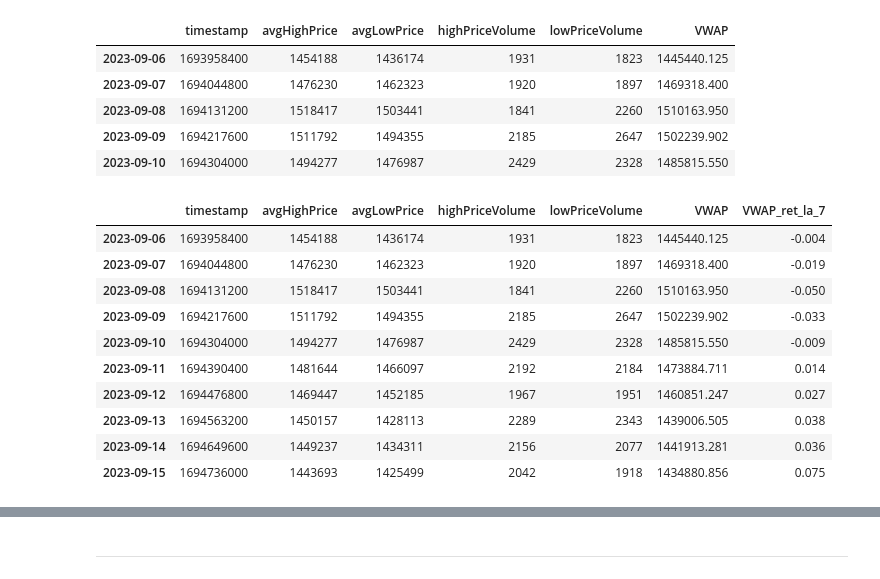
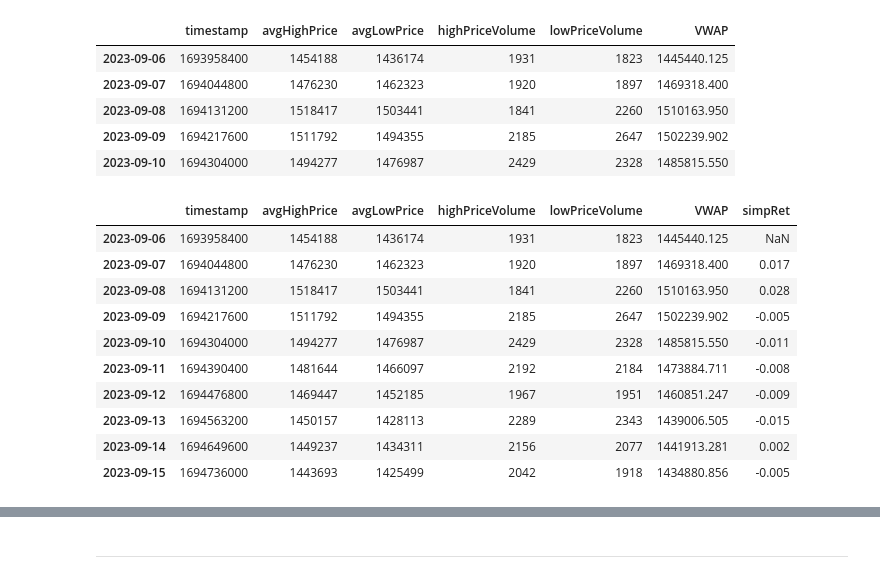
Before and after one commit to codyjcao/osrs-ge, a Jupyter notebook: osrs_whip_experimenting.ipynb, the cells around one changed output, grey strips where cells are left out. Saved outputs shown, nothing was run; the diff lists cells and outputs as text; code cells hidden in the pictures.

```diff
--- a/osrs_whip_experimenting.ipynb
+++ b/osrs_whip_experimenting.ipynb
@@ -51,18 +41,19 @@ def compute_n_simple_return(df,n=1,col_name = 'VWAP'):
-# %%
-df = compute_n_simple_return(df,n=7)
-df.head(10)
-# %% [output]
-|  | timestamp | avgHighPrice | avgLowPrice | highPriceVolume | lowPriceVolume | VWAP | VWAP_ret_la_7 |
-| 2023-09-06 | 1693958400 | 1454188 | 1436174 | 1931 | 1823 | 1445440.125 | -0.004 |
-| 2023-09-07 | 1694044800 | 1476230 | 1462323 | 1920 | 1897 | 1469318.400 | -0.019 |
-| 2023-09-08 | 1694131200 | 1518417 | 1503441 | 1841 | 2260 | 1510163.950 | -0.050 |
-| 2023-09-09 | 1694217600 | 1511792 | 1494355 | 2185 | 2647 | 1502239.902 | -0.033 |
-| 2023-09-10 | 1694304000 | 1494277 | 1476987 | 2429 | 2328 | 1485815.550 | -0.009 |
-| 2023-09-11 | 1694390400 | 1481644 | 1466097 | 2192 | 2184 | 1473884.711 | 0.014 |
-| 2023-09-12 | 1694476800 | 1469447 | 1452185 | 1967 | 1951 | 1460851.247 | 0.027 |
-| 2023-09-13 | 1694563200 | 1450157 | 1428113 | 2289 | 2343 | 1439006.505 | 0.038 |
-| 2023-09-14 | 1694649600 | 1449237 | 1434311 | 2156 | 2077 | 1441913.281 | 0.036 |
-| 2023-09-15 | 1694736000 | 1443693 | 1425499 | 2042 | 1918 | 1434880.856 | 0.075 |
+# %%
+#df = compute_n_simple_return(df,n=7)
+df['simpRet'] = (df['VWAP']/df['VWAP'].shift(1))-1
+df.head(10)
+# %% [output]
+|  | timestamp | avgHighPrice | avgLowPrice | highPriceVolume | lowPriceVolume | VWAP | simpRet |
+| 2023-09-06 | 1693958400 | 1454188 | 1436174 | 1931 | 1823 | 1445440.125 | NaN |
+| 2023-09-07 | 1694044800 | 1476230 | 1462323 | 1920 | 1897 | 1469318.400 | 0.017 |
+| 2023-09-08 | 1694131200 | 1518417 | 1503441 | 1841 | 2260 | 1510163.950 | 0.028 |
+| 2023-09-09 | 1694217600 | 1511792 | 1494355 | 2185 | 2647 | 1502239.902 | -0.005 |
+| 2023-09-10 | 1694304000 | 1494277 | 1476987 | 2429 | 2328 | 1485815.550 | -0.011 |
+| 2023-09-11 | 1694390400 | 1481644 | 1466097 | 2192 | 2184 | 1473884.711 | -0.008 |
+| 2023-09-12 | 1694476800 | 1469447 | 1452185 | 1967 | 1951 | 1460851.247 | -0.009 |
+| 2023-09-13 | 1694563200 | 1450157 | 1428113 | 2289 | 2343 | 1439006.505 | -0.015 |
+| 2023-09-14 | 1694649600 | 1449237 | 1434311 | 2156 | 2077 | 1441913.281 | 0.002 |
+| 2023-09-15 | 1694736000 | 1443693 | 1425499 | 2042 | 1918 | 1434880.856 | -0.005 |
 # %%
 # create train test split
 df = df.dropna()
```
Also changed, not shown: parts of 16 cells of this notebook, 1 other file.
